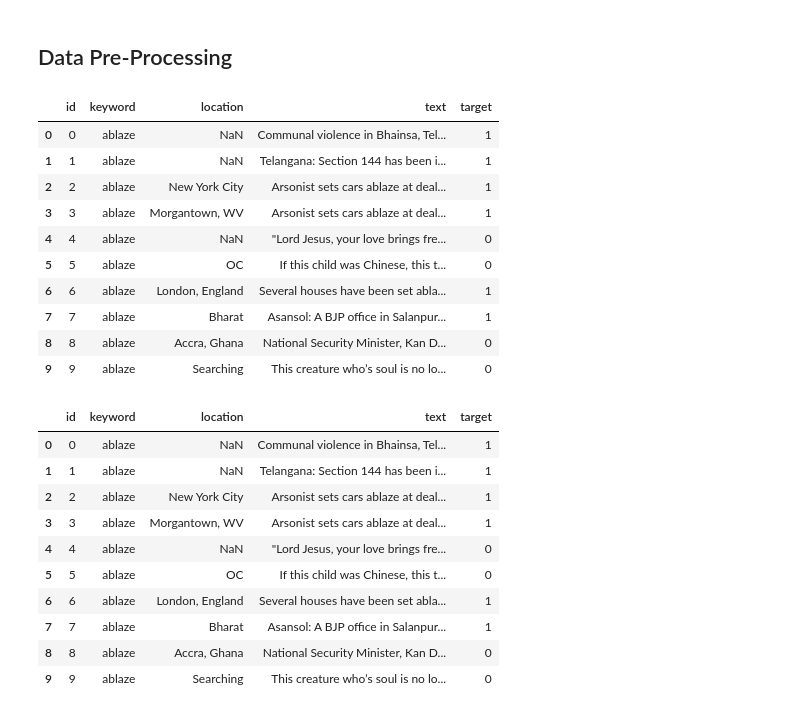
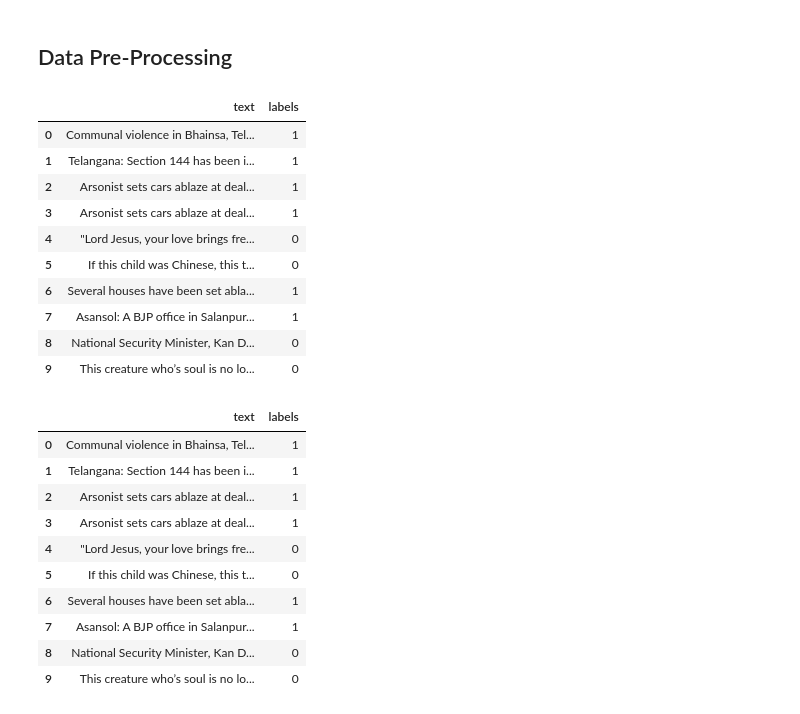
Before and after one commit to Ramundoness/cs224u-final-project, a Jupyter notebook: Final Project.ipynb, the cells around one changed output. Drawn from its saved outputs; the diff is of its cells as text; code cells hidden in the pictures.

```diff
--- a/Final Project.ipynb
+++ b/Final Project.ipynb
@@ -18,35 +26,35 @@ from torch_shallow_neural_classifier import TorchShallowNeuralClassifier
 # Set random seeds
 utils.fix_random_seeds()
 # %%
-df = pd.read_csv('tweets.csv')
+df = pd.read_csv('tweets_mod_copy.csv')
 df.head(10)
 # %% [output]
-|  | id | keyword | location | text | target |
-| 0 | 0 | ablaze | NaN | Communal violence in Bhainsa, Tel... | 1 |
-| 1 | 1 | ablaze | NaN | Telangana: Section 144 has been i... | 1 |
-| 2 | 2 | ablaze | New York City | Arsonist sets cars ablaze at deal... | 1 |
-| 3 | 3 | ablaze | Morgantown, WV | Arsonist sets cars ablaze at deal... | 1 |
-| 4 | 4 | ablaze | NaN | "Lord Jesus, your love brings fre... | 0 |
-| 5 | 5 | ablaze | OC | If this child was Chinese, this t... | 0 |
-| 6 | 6 | ablaze | London, England | Several houses have been set abla... | 1 |
-| 7 | 7 | ablaze | Bharat | Asansol: A BJP office in Salanpur... | 1 |
-| 8 | 8 | ablaze | Accra, Ghana | National Security Minister, Kan D... | 0 |
-| 9 | 9 | ablaze | Searching | This creature who’s soul is no lo... | 0 |
+|  | text | labels |
+| 0 | Communal violence in Bhainsa, Tel... | 1 |
+| 1 | Telangana: Section 144 has been i... | 1 |
+| 2 | Arsonist sets cars ablaze at deal... | 1 |
+| 3 | Arsonist sets cars ablaze at deal... | 1 |
+| 4 | "Lord Jesus, your love brings fre... | 0 |
+| 5 | If this child was Chinese, this t... | 0 |
+| 6 | Several houses have been set abla... | 1 |
+| 7 | Asansol: A BJP office in Salanpur... | 1 |
+| 8 | National Security Minister, Kan D... | 0 |
+| 9 | This creature who’s soul is no lo... | 0 |
 # %%
 # Remove URLs
 df['text'] = df['text'].apply(lambda x: re.sub(r'https?\S+', '', x))
 df.head(10)
 # %% [output]
-|  | id | keyword | location | text | target |
-| 0 | 0 | ablaze | NaN | Communal violence in Bhainsa, Tel... | 1 |
-| 1 | 1 | ablaze | NaN | Telangana: Section 144 has been i... | 1 |
-| 2 | 2 | ablaze | New York City | Arsonist sets cars ablaze at deal... | 1 |
-| 3 | 3 | ablaze | Morgantown, WV | Arsonist sets cars ablaze at deal... | 1 |
-| 4 | 4 | ablaze | NaN | "Lord Jesus, your love brings fre... | 0 |
-| 5 | 5 | ablaze | OC | If this child was Chinese, this t... | 0 |
-| 6 | 6 | ablaze | London, England | Several houses have been set abla... | 1 |
-| 7 | 7 | ablaze | Bharat | Asansol: A BJP office in Salanpur... | 1 |
-| 8 | 8 | ablaze | Accra, Ghana | National Security Minister, Kan D... | 0 |
-| 9 | 9 | ablaze | Searching | This creature who’s soul is no lo... | 0 |
+|  | text | labels |
+| 0 | Communal violence in Bhainsa, Tel... | 1 |
+| 1 | Telangana: Section 144 has been i... | 1 |
+| 2 | Arsonist sets cars ablaze at deal... | 1 |
+| 3 | Arsonist sets cars ablaze at deal... | 1 |
+| 4 | "Lord Jesus, your love brings fre... | 0 |
+| 5 | If this child was Chinese, this t... | 0 |
+| 6 | Several houses have been set abla... | 1 |
+| 7 | Asansol: A BJP office in Salanpur... | 1 |
+| 8 | National Security Minister, Kan D... | 0 |
+| 9 | This creature who’s soul is no lo... | 0 |
 # %%
 # Split into train, dev, and test sets using a 80-10-10 ratio
```
Also changed, not shown: parts of 16 cells of this notebook, 7 other files.
